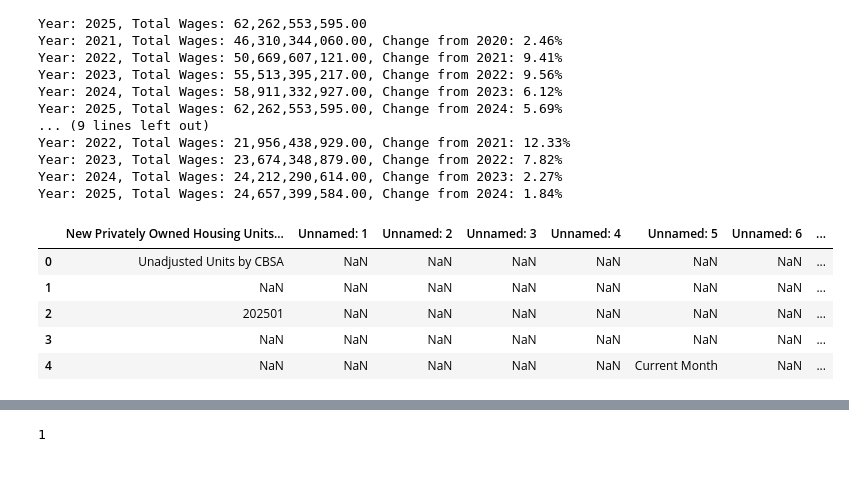
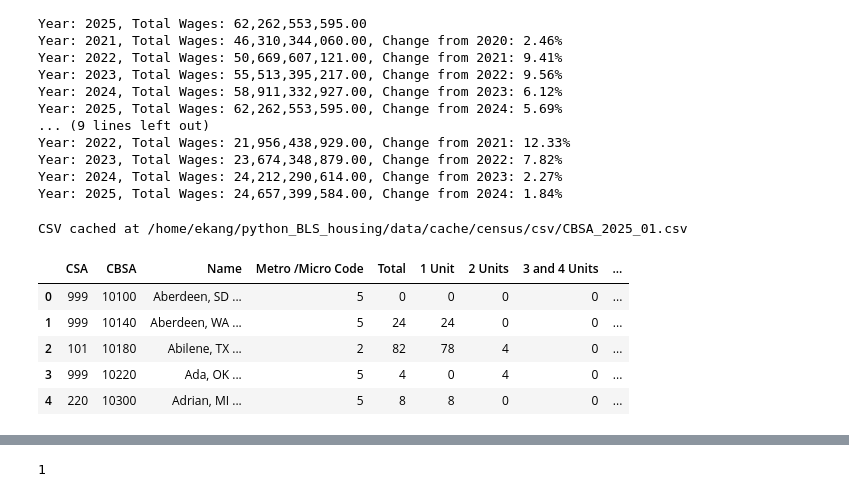
Before and after one commit to kangaseric4152-max/bls-census-housing-analysis, a Jupyter notebook: scripts/housing.ipynb, the cells around one changed output, grey strips where cells are left out. Drawn from its saved outputs; the diff is of its cells as text; code cells hidden in the pictures.

Commit message:
added caching, total housing permits per quarter, and year over year % change.

```diff
--- a/scripts/housing.ipynb
+++ b/scripts/housing.ipynb
@@ -82,30 +105,20 @@ Year: 2023, Total Wages: 23,674,348,879.00, Change from 2022: 7.82%
 Year: 2024, Total Wages: 24,212,290,614.00, Change from 2023: 2.27%
 Year: 2025, Total Wages: 24,657,399,584.00, Change from 2024: 1.84%
 # %%
-# link format https://www.census.gov/construction/bps/xls/cbsamonthly_202501.xls
-
-# test fetch census housing permits for Seattle MSA Jan 2025
-urlpath = "https://www.census.gov/construction/bps/xls/cbsamonthly_202501.xls"
-
-import pandas as pd
-import requests
-from io import BytesIO
-
-urlpath = "https://www.census.gov/construction/bps/xls/cbsamonthly_202501.xls"
-headers = {
-    "User-Agent": "Mozilla/5.0 (Windows NT 10.0; Win64; x64) AppleWebKit/537.36 (KHTML, like Gecko) Chrome/115.0 Safari/537.36"
-}
-resp = requests.get(urlpath, headers=headers, timeout=20)
-resp.raise_for_status()
-df = pd.read_excel(BytesIO(resp.content))
-df = df.tail(df.size - 5)  # remove header rows
+# Fetch and load cleaned CBSA CSV using cache utilities
+from bls_housing.census_cache import fetch_cbsa_csv, load_cbsa_df
+# Ensure CSV is downloaded and cached (will convert from XLS if needed)
+csv_path = fetch_cbsa_csv('2025', '1')
+print('CSV cached at', csv_path)
+# Load into a pandas DataFrame (reads from cached CSV)
+df = load_cbsa_df('2025', '1')
 df.head(5)
-# rewards_df_sample[rewards_df_sample['City'] != 'G']
 # %% [output]
+CSV cached at /home/ekang/python_BLS_housing/data/cache/census/csv/CBSA_2025_01.csv
-|  | New Privately Owned Housing Units... | Unnamed: 1 | Unnamed: 2 | Unnamed: 3 | Unnamed: 4 | Unnamed: 5 | Unnamed: 6 | ... |
-| 0 | Unadjusted Units by CBSA | NaN | NaN | NaN | NaN | NaN | NaN | ... |
-| 1 | NaN | NaN | NaN | NaN | NaN | NaN | NaN | ... |
-| 2 | 202501 | NaN | NaN | NaN | NaN | NaN | NaN | ... |
-| 3 | NaN | NaN | NaN | NaN | NaN | NaN | NaN | ... |
-| 4 | NaN | NaN | NaN | NaN | NaN | Current Month | NaN | ... |
+|  | CSA | CBSA | Name | Metro /Micro Code | Total | 1 Unit | 2 Units | 3 and 4 Units | ... |
+| 0 | 999 | 10100 | Aberdeen, SD ... | 5 | 0 | 0 | 0 | 0 | ... |
+| 1 | 999 | 10140 | Aberdeen, WA ... | 5 | 24 | 24 | 0 | 0 | ... |
+| 2 | 101 | 10180 | Abilene, TX ... | 2 | 82 | 78 | 4 | 0 | ... |
+| 3 | 999 | 10220 | Ada, OK ... | 5 | 4 | 0 | 4 | 0 | ... |
+| 4 | 220 | 10300 | Adrian, MI ... | 5 | 8 | 8 | 0 | 0 | ... |
 # %%
```
Also changed, not shown: parts of 7 cells of this notebook, 3 other files.
